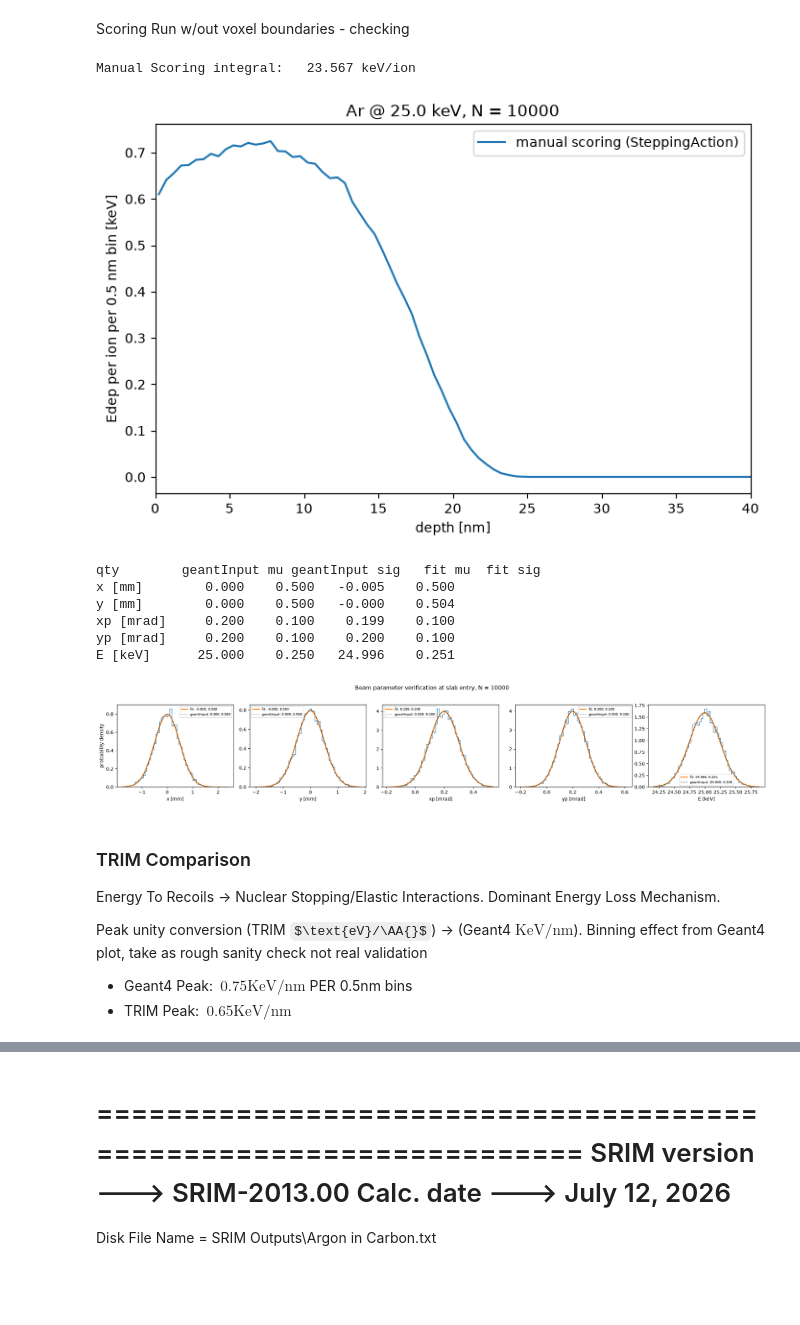
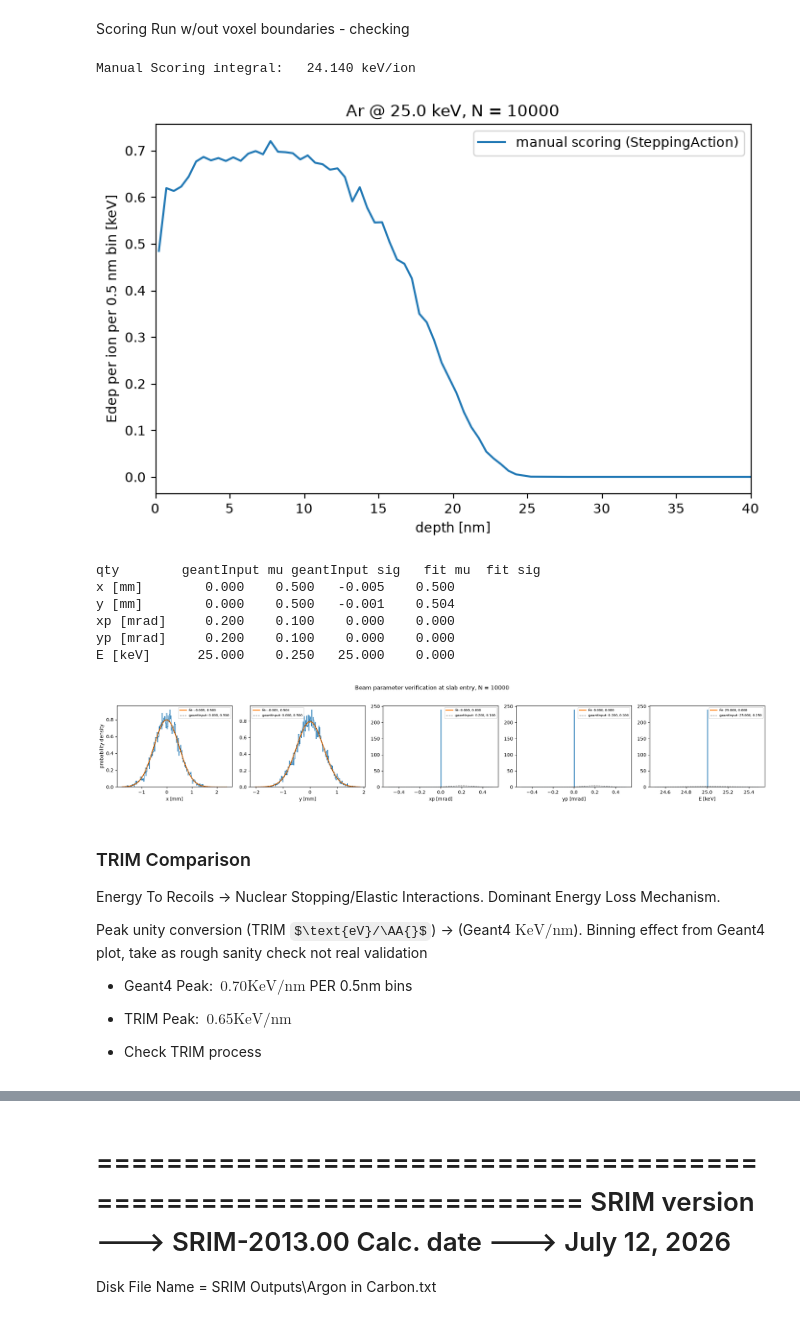
Before and after one commit to Abdul-Nosirrom/KACST_AmorphousCarbonStudy_Geant4, a Jupyter notebook: analysis/edep_analysis.ipynb, the cells around one changed output, grey strips where cells are left out. Cells and saved outputs as stored; diff of their text form; code cells hidden in the pictures; some formulas as TeX source; blank space fills up the shorter version.

Commit message:
Mesh Scoring + TRIM/SRIM Comparison. PhysicsConstructor Change From IonbragFix to parametrised loss model

```diff
--- a/analysis/edep_analysis.ipynb
+++ b/analysis/edep_analysis.ipynb
@@ -10,12 +34,12 @@ print(uproot.__version__)
 Fetch root file generated from manual scoring within carbon volume via the analysis manager
 # %%
 # Fetch
-f = uproot.open("../build/target_run.root")          # adjust path to where the run wrote it
+f = uproot.open("../target_run.root")          # adjust path to where the run wrote it
 vals_MeV, edges_mm = f["EdepZ"].to_numpy()           # 300 bin contents [MeV], 301 edges [mm]
 # %%
 # Normalize per ion, N from the data (gated first entries), never a memorized constant
 b = f["beam"].arrays(library="np")
-m = b["E"] > 20.0                                    # first-entry gate [keV]
+m = (b["E"] > 20.0) & (np.abs(b["xp"]) < 5e-3) & (np.abs(b["yp"]) < 5e-3)      # first-entry gate [keV]
 N = int(m.sum())
 
 dEdep_keV   = vals_MeV * 1e3 / N                        # -> keV per ion per bin
@@ -25,8 +49,8 @@ centers  = 0.5 * (edges_mm[1:] + edges_mm[:-1]) * 1e6  # bin centers, mm -> nm
 d = np.loadtxt("../edep_mesh.csv", delimiter=",", comments="#")
 # columns: iX, iY, depth, total(value)[keV], total(val^2), entries
 depth    = d[:, 2].astype(int)
-mesh_keV = d[:, 3] / N                               # already keV; per ion
-order    = np.argsort(depth)                        # guarantee depth order
+mesh_keV = (d[:, 3] / N)                               # already keV; per ion
+order    = np.argsort(depth)                        # sort by depth
 depth, mesh_keV = depth[order], mesh_keV[order]
 mesh_z   = (depth + 0.5) * 0.5                       # voxel centers in nm (0.5 nm voxels)
 # %%
@@ -60,0 +85,13 @@ max |residual|: 0.0919 keV
+# %%
+def rebin_density(values_keV, width_nm, k):
+    """Merge k adjacent bins; return (centers_nm, density keV/nm)."""
+    n = (len(values_keV) // k) * k
+    merged = values_keV[:n].reshape(-1, k).sum(axis=1)      # contents ADD
+    w = width_nm * k
+    centers = (np.arange(len(merged)) + 0.5) * w
+    return centers, merged / w                               # density = content / width
+
+for k, style in [(1, "-"), (4, "--"), (20, ":")]:            # 0.5, 2, 10 nm bins
+    c, d = rebin_density(mesh_keV, 0.5, k)
+    plt.plot(c, d, style, label=f"{0.5*k:g} nm bins")
+plt.xlabel("depth [nm]"); plt.ylabel("dE/dz [keV/nm per ion]"); plt.legend()
@@ -71,8 +111,8 @@ ax.set_title(f"Ar @ {b['E'][m].mean():.1f} keV, N = {N}")
 
 print(f"Manual Scoring integral:   {dEdep_keV.sum():.3f} keV/ion")
 # %% [output]
-Manual Scoring integral:   23.567 keV/ion
+Manual Scoring integral:   24.140 keV/ion
-[figure, old version]
+[figure, new version]
 # %%
 geantInput = {"x [mm]": (0, 0.5), "y [mm]": (0, 0.5),
        "xp [mrad]": (0.2, 0.1), "yp [mrad]": (0.2, 0.1),
@@ -87,29 +127,29 @@ for k in geantInput:
 # %% [output]
 qty        geantInput mu geantInput sig   fit mu  fit sig
 x [mm]        0.000    0.500   -0.005    0.500
-y [mm]        0.000    0.500   -0.000    0.504
-xp [mrad]     0.200    0.100    0.199    0.100
-yp [mrad]     0.200    0.100    0.200    0.100
-E [keV]      25.000    0.250   24.996    0.251
+y [mm]        0.000    0.500   -0.001    0.504
+xp [mrad]     0.200    0.100    0.000    0.000
+yp [mrad]     0.200    0.100    0.000    0.000
+E [keV]      25.000    0.250   25.000    0.000
 # %%
 fig, axes = plt.subplots(1, 5, figsize=(20, 3.5))
 for ax, (k, (gmu, gsig)) in zip(axes, geantInput.items()):
     d = data[k]
     mu, sig = norm.fit(d)
     # histogram, density-normalized so the pdf overlays directly
-    n, bins, _ = ax.hist(d, bins=60, density=True, histtype="step", color="C0")
+    n, bins, _ = ax.hist(d, bins=240, density=True, histtype="step", color="C0")
     xs = np.linspace(bins[0], bins[-1], 300)
     ax.plot(xs, norm.pdf(xs, mu, sig), "C1-", lw=2,
             label=f"fit: {mu:.3f}, {sig:.3f}")
     ax.plot(xs, norm.pdf(xs, gmu, gsig), "k--", lw=1, alpha=0.6,
             label=f"geantInput: {gmu:.3f}, {gsig:.3f}")
     ax.set_xlabel(k)
     ax.legend(fontsize=7)
 axes[0].set_ylabel("probability density")
 fig.suptitle(f"Beam parameter verification at slab entry, N = {N}", y=1.03)
 plt.tight_layout()
 # %% [output]
-[figure, old version]
+[figure, new version]
 # %% [markdown]
 ### TRIM Comparison
 
@@ -117,8 +157,10 @@ Energy To Recoils -> Nuclear Stopping/Elastic Interactions. Dominant Energy Loss
 
 Peak unity conversion (TRIM $\text{eV}/\AA{}$) -> (Geant4 $\text{KeV}/\text{nm}$). Binning effect from Geant4 plot, take as rough sanity check not real validation
 
-- Geant4 Peak: $~0.75 \text{KeV}/\text{nm}$ PER 0.5nm bins
+- Geant4 Peak: $~0.70 \text{KeV}/\text{nm}$ PER 0.5nm bins
 - TRIM Peak: $~0.65 \text{KeV}/\text{nm}$
+
+- Check TRIM process
 # %% [markdown]
 ![](attachment:image.png)
 ![image-2.png](attachment:image-2.png)
```
Also changed, not shown: parts of 7 cells of this notebook, 28 other files.
